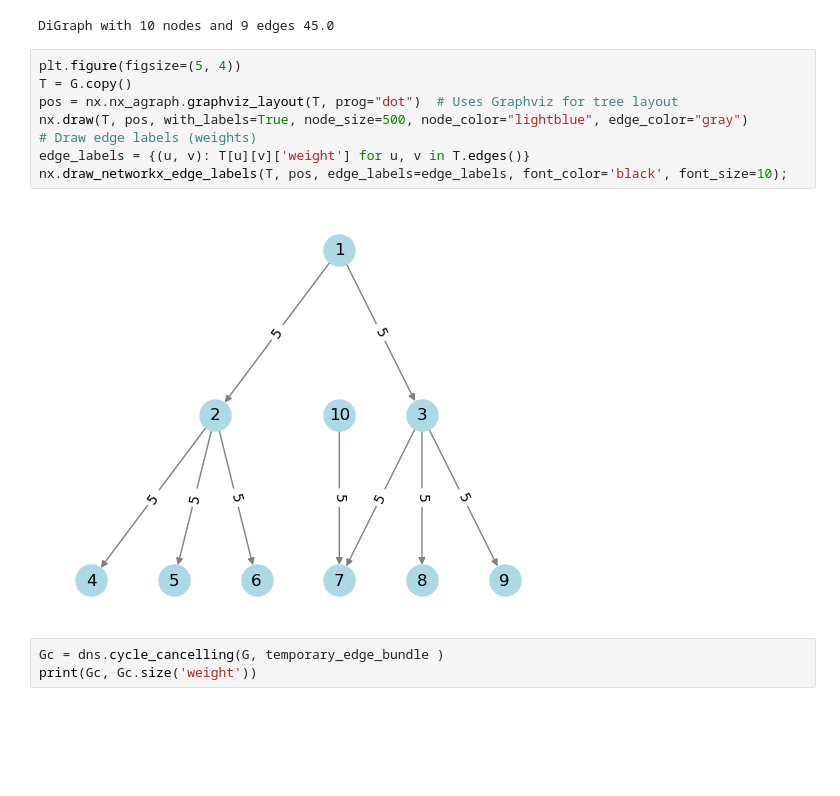
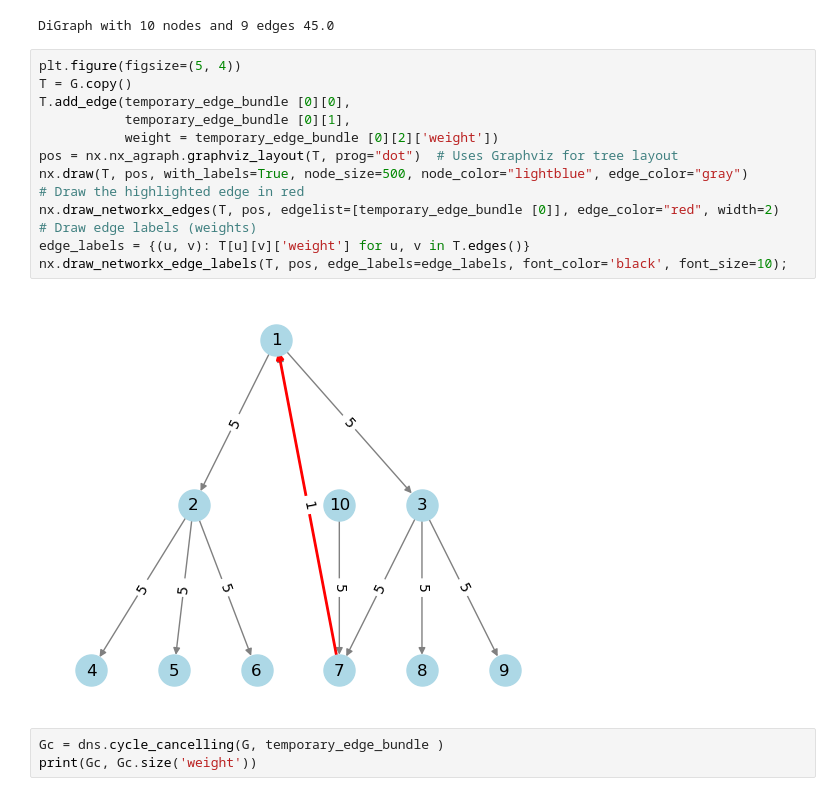
Before and after one commit to TeodoroCriscione/Net_Settlement_Studies, a Jupyter notebook: DyNetSet_example_2.ipynb, the cells around one changed output. Saved outputs shown, nothing was run; the diff lists cells and outputs as text; blank space fills up the shorter version.

Commit message:
plot correction

```diff
--- a/DyNetSet_example_2.ipynb
+++ b/DyNetSet_example_2.ipynb
@@ -208,13 +208,18 @@ DiGraph with 10 nodes and 9 edges 45.0
 # %%
 plt.figure(figsize=(5, 4))
 T = G.copy()
+T.add_edge(temporary_edge_bundle [0][0],
+           temporary_edge_bundle [0][1],
+           weight = temporary_edge_bundle [0][2]['weight'])
 pos = nx.nx_agraph.graphviz_layout(T, prog="dot")  # Uses Graphviz for tree layout
 nx.draw(T, pos, with_labels=True, node_size=500, node_color="lightblue", edge_color="gray")
+# Draw the highlighted edge in red
+nx.draw_networkx_edges(T, pos, edgelist=[temporary_edge_bundle [0]], edge_color="red", width=2)
 # Draw edge labels (weights)
 edge_labels = {(u, v): T[u][v]['weight'] for u, v in T.edges()}
 nx.draw_networkx_edge_labels(T, pos, edge_labels=edge_labels, font_color='black', font_size=10);
 # %% [output]
-[figure, old version]
+[figure, new version]
 # %%
 Gc = dns.cycle_cancelling(G, temporary_edge_bundle )
 print(Gc, Gc.size('weight'))
```
